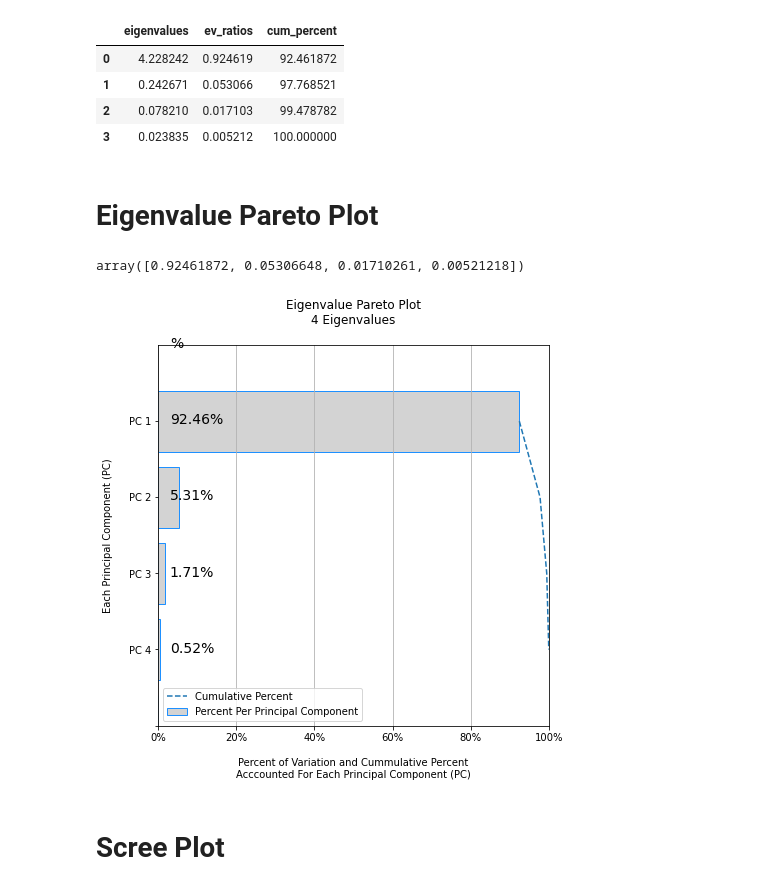
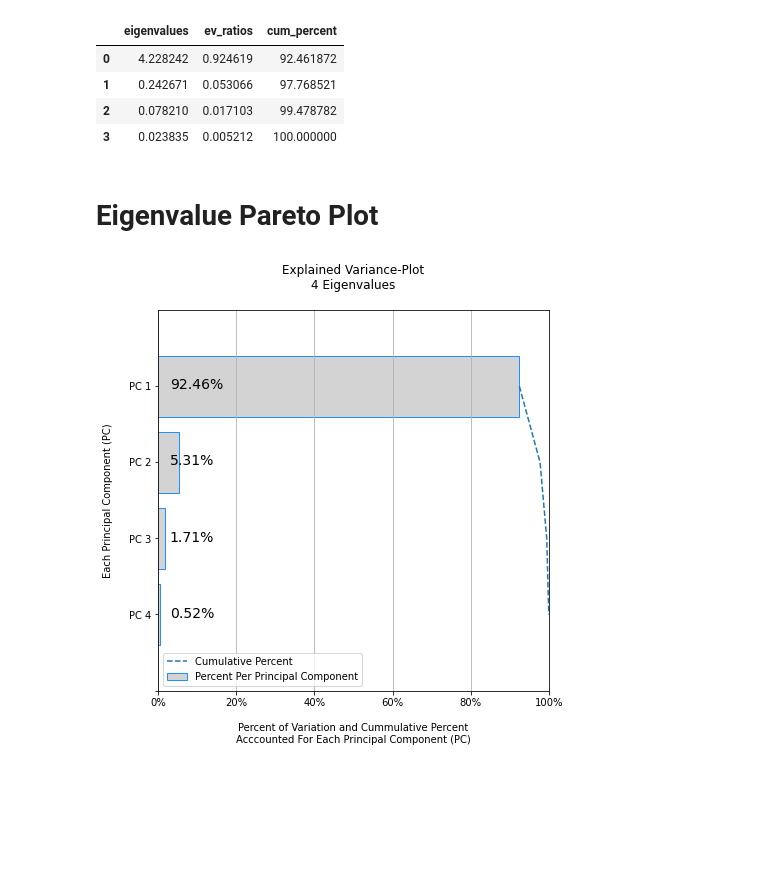
Before and after one commit to AaronNHorvitz/WanderingGoose, a Jupyter notebook: Sandbox/PCA Utility/001 PCA Build.ipynb, the cells around one changed output. Drawn from its saved outputs; the diff is of its cells as text; code cells hidden in the pictures; blank space fills up the shorter version.

Commit message:
Fixed percentage labeling for y values in pareto plot

```diff
--- a/Sandbox/PCA Utility/001 PCA Build.ipynb
+++ b/Sandbox/PCA Utility/001 PCA Build.ipynb
@@ -187,12 +187,8 @@ ev_matrix
 | 1 | 0.242671 | 0.053066 | 97.768521 |
 | 2 | 0.078210 | 0.017103 | 99.478782 |
 | 3 | 0.023835 | 0.005212 | 100.000000 |
-# %% [markdown]
-# Eigenvalue Pareto Plot
-# %%
-ev_ratios
-# %% [output]
-array([0.92461872, 0.05306648, 0.01710261, 0.00521218])
+# %% [markdown]
+# Eigenvalue Pareto Plot
 # %%
 max_eigenvals = 10
 
@@ -217,7 +213,8 @@ if (num_eigenvals_to_show + 1)-len(eigenvalues) > 0:
 
     blank_vals = list(np.full((1,(num_eigenvals_to_show + 1)-len(eigenvalues)), fill_value = '')[0])
     y_labels = round(ev_ratios,2).append(pd.Series(blank_vals))
-    y_labels = [f'{val}%' for val in y_labels]
+    y_labels =[f'{val}%' if '' != val else '' for val in y_labels]
+
     zero_vals = list(np.full((1,(num_eigenvals_to_show + 1)-len(eigenvalues)), fill_value = 0)[0])
     y_nums = ev_ratios.append(pd.Series(zero_vals))
 
@@ -238,35 +235,33 @@ ax.set_xlim(0,100)
 # Title changes to alert user of missing eigenvalues if the max threshold is less than the number eigenvalues available.
 if max_threshold:  # missing eigenvalues because there are more than the max threshold
     not_shown = len(ev_matrix)-max_eigenvals
-    ax.set_title(f'Eigenvalue Pareto Plot\n{num_eigenvals_to_show+1} Eigenvalues\n{not_shown} Eigenvalue(s) not displayed.\n')
+    ax.set_title(f'Explained Variance-Pareto Plot\n{num_eigenvals_to_show+1} Eigenvalues\n{not_shown} Eigenvalue(s) not displayed.\n')
     ax.set_ylim(-1,(num_eigenvals_to_show + 1))
 
 else:
-    ax.set_title(f'Eigenvalue Pareto Plot\n{num_eigenvals_to_show} Eigenvalues\n')
+    ax.set_title(f'Explained Variance-Plot\n{num_eigenvals_to_show} Eigenvalues\n')
     ax.set_ylim(0,(num_eigenvals_to_show + 1))
 
 ax.set_xlabel('\nPercent of Variation and Cummulative Percent\nAcccounted For Each Principal Component (PC)')
 
 # Set Y values and tick lables
 ax.set_ylabel(f'Each Principal Component (PC)\n')
 ax.set_yticks(y_vals)
 
 # Make sure to label the principal components corresponding to the Eigenvalues
 new_y_labels = []
 for count in range(1, len(y_labels)+1):
     new_val = f'PC {count}'
 
     if count == len(y_labels):
         new_y_labels.append('')
     else:
         new_y_labels.append(new_val)
     ax.text(3,count-0.04, y_labels[len(y_labels)-count-1], fontsize = 14)
 
 ax.set_yticklabels(new_y_labels[0:len(y_vals)])
 ax.grid(axis="x")
 ax.legend(loc = 3)
 plt.show()
 # %% [output]
-[figure, old version]
+[figure, new version]
-# %% [markdown]
-# Scree Plot
```
Also changed, not shown: parts of 11 cells of this notebook.
